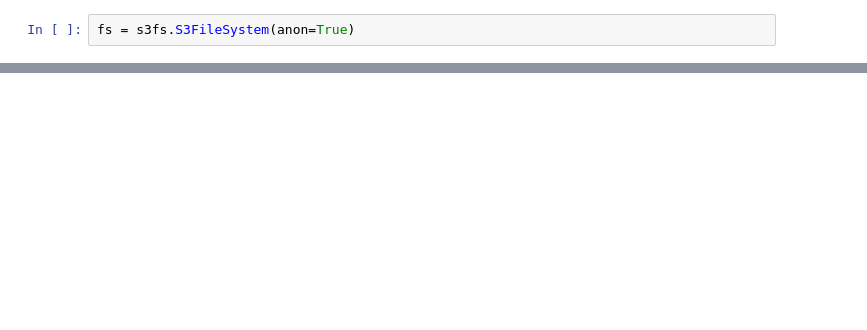
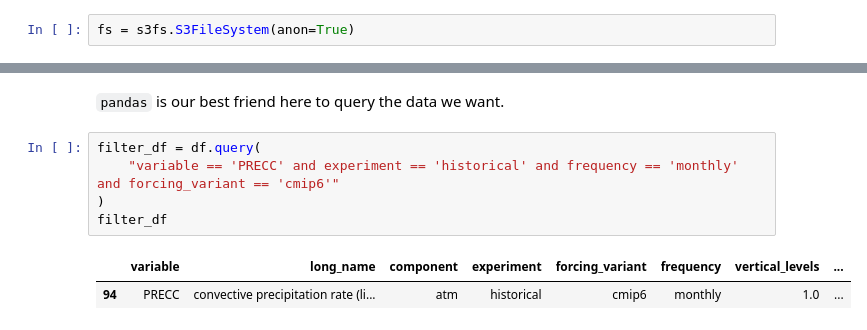
Before and after one commit to ckaramp-research/code-snippets, a Jupyter notebook: CESM2_LE/ncar_cesm2le.ipynb, the cells around one changed output, grey strips where cells are left out. Saved outputs shown, nothing was run; the diff lists cells and outputs as text; blank space fills up the shorter version.

```diff
--- a/Notebooks/ncar_cesm2le.ipynb
+++ b/CESM2_LE/ncar_cesm2le.ipynb
@@ -20,0 +38,10 @@ mapper = fs.get_mapper(df.iloc[0].path)
+# %% [markdown]
+`pandas` is our best friend here to query the data we want.
+# %%
+filter_df = df.query(
+    "variable == 'PRECC' and experiment == 'historical' and frequency == 'monthly' and forcing_variant == 'cmip6'"
+)
+filter_df
+# %% [output]
+|  | variable | long_name | component | experiment | forcing_variant | frequency | vertical_levels | ... |
+| 94 | PRECC | convective precipitation rate (li... | atm | historical | cmip6 | monthly | 1.0 | ... |
```
Also changed, not shown: parts of 8 cells of this notebook, 3 other files.
